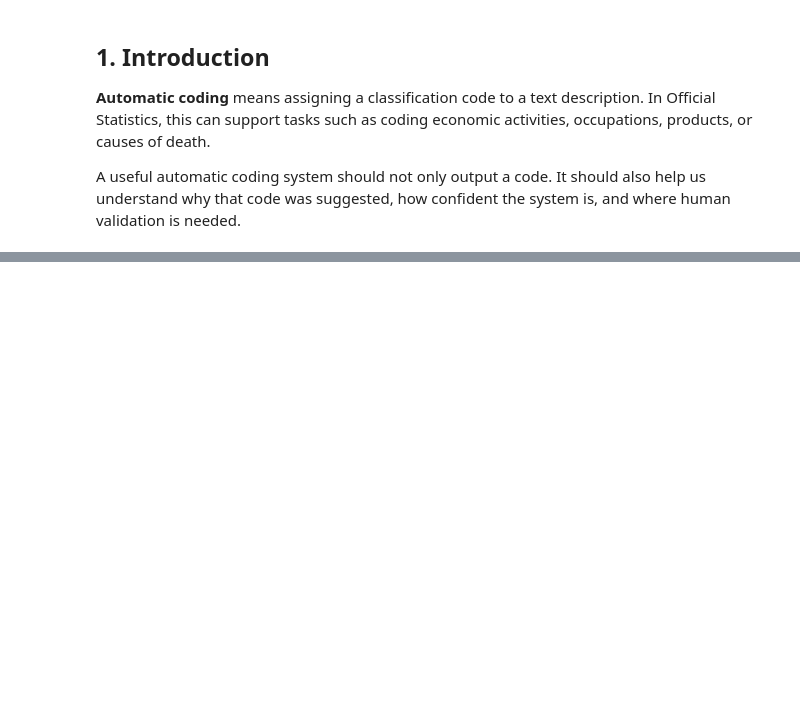
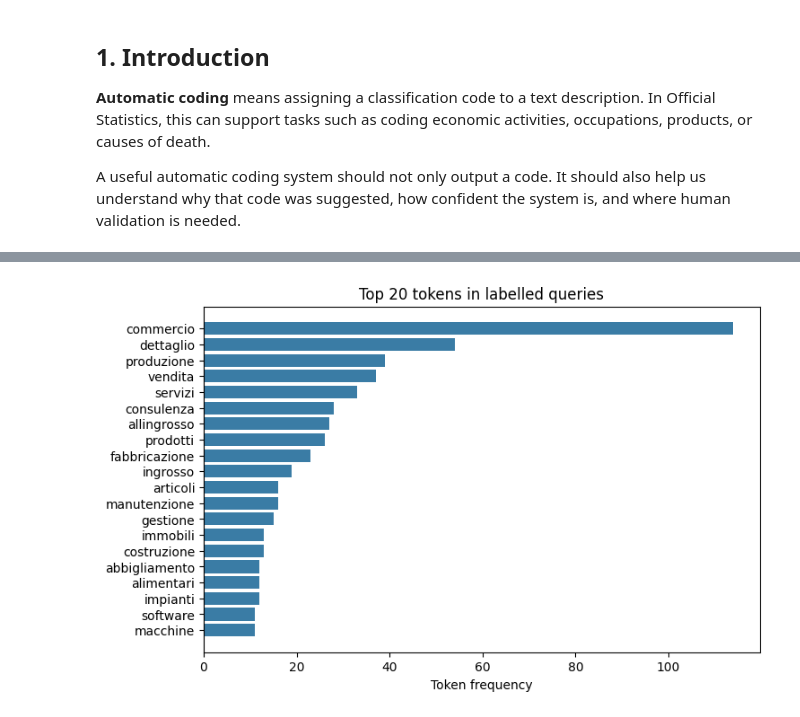
Before and after one commit to istat-methodology/emos-lecture, a Jupyter notebook: notebooks/emos_coding_lab.ipynb, the cells around one changed output, grey strips where cells are left out. Cells and saved outputs as stored; diff of their text form; code cells hidden in the pictures; blank space fills up the shorter version.

```diff
--- a/notebooks/emos_coding_lab.ipynb
+++ b/notebooks/emos_coding_lab.ipynb
@@ -68,0 +197,7 @@ descriptor_table.head()
+# %%
+top_tokens_by_frequency = vocabulary.sort_values(
+    "token_frequency",
+    ascending=False,
+).head(20)
+
+top_tokens_by_frequency
@@ -68,0 +222,12 @@ descriptor_table.head()
+# %%
+fig, ax = plt.subplots(figsize=(8, 5))
+ax.barh(
+    top_tokens_by_frequency["token"][::-1],
+    top_tokens_by_frequency["token_frequency"][::-1],
+    color="#3A7CA5",
+)
+ax.set_xlabel("Token frequency")
+ax.set_title("Top 20 tokens in labelled queries")
+plt.show()
+# %% [output]
+[figure, added]
```
Also changed, not shown: parts of 34 cells of this notebook, 15 other files.
